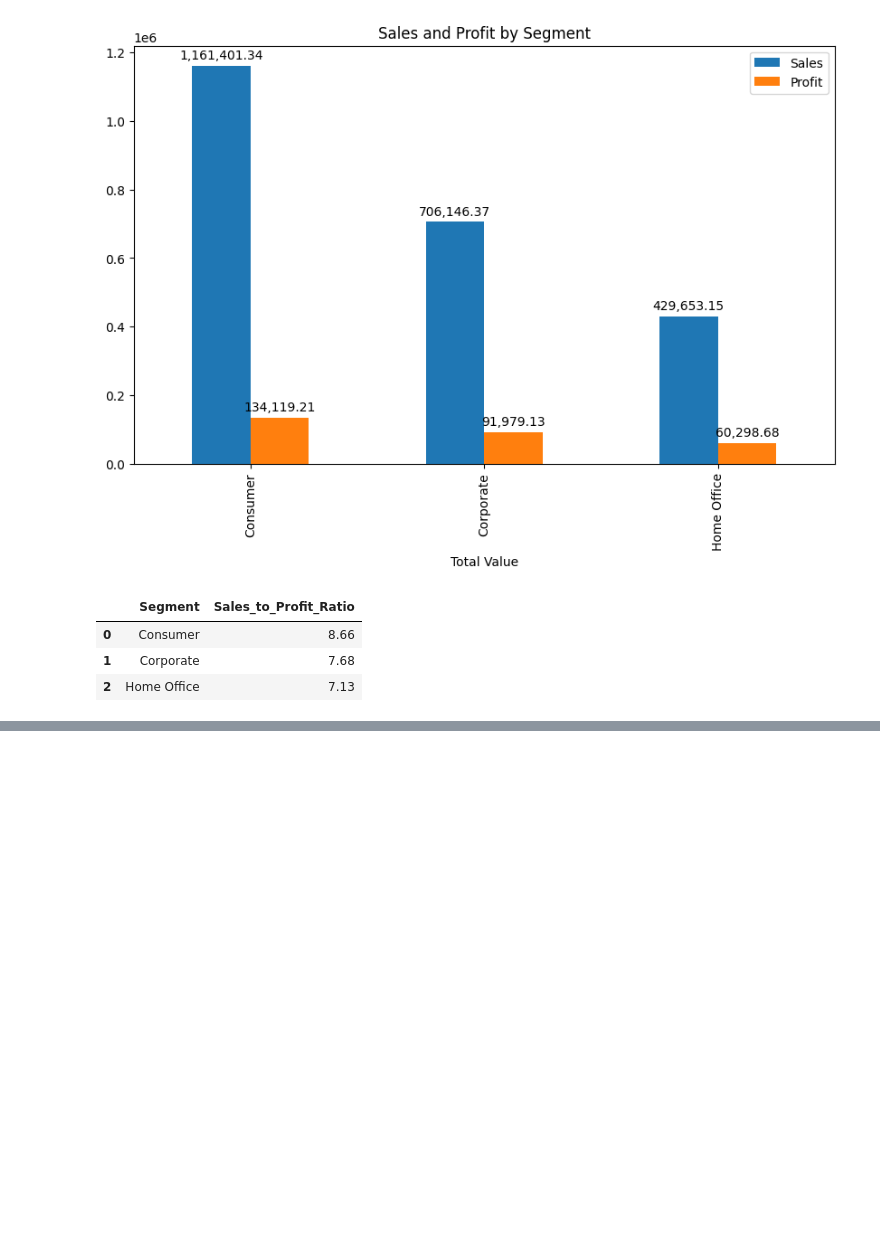
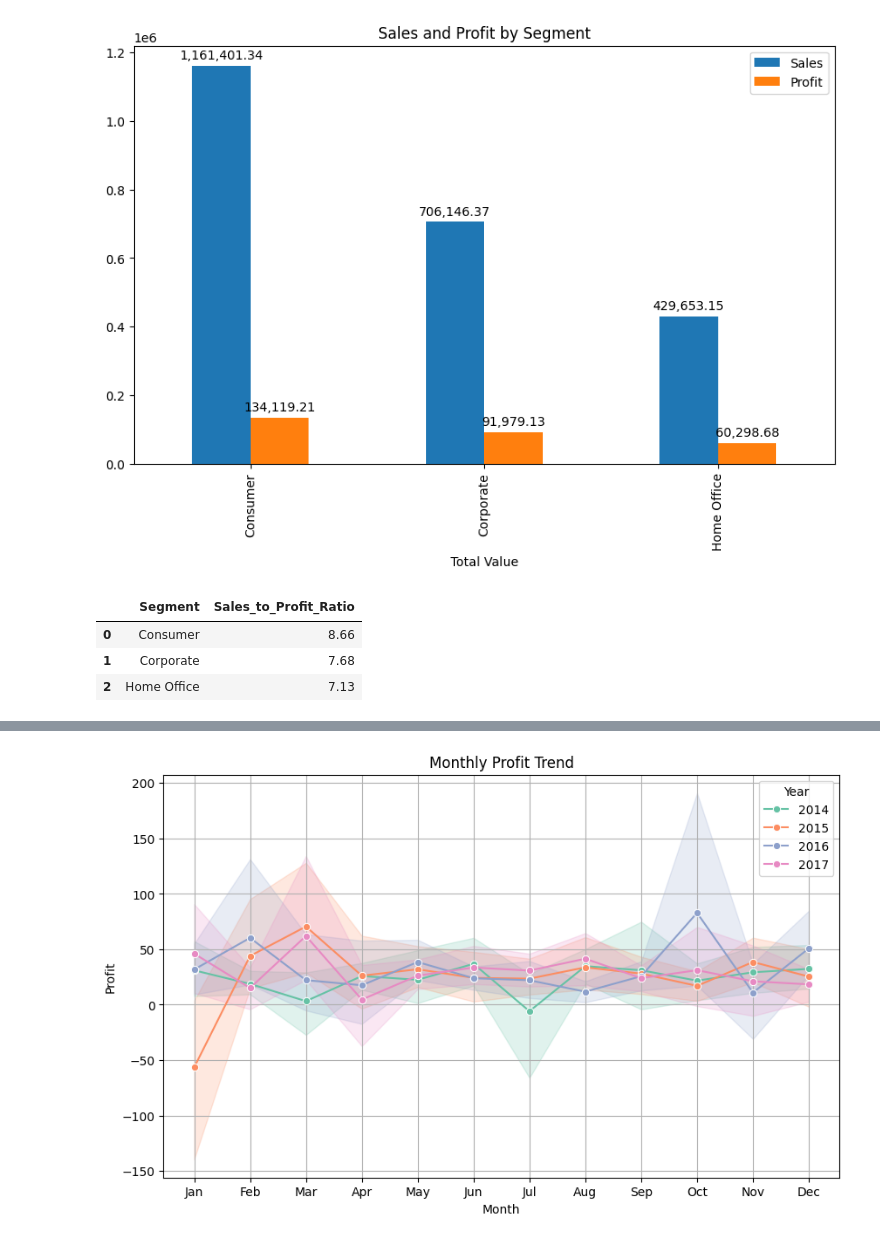
Before and after one commit to bkget/DS-with-AI-in-Python, a Jupyter notebook: Store Orders - Business Analysis/analysis.ipynb, the cells around one changed output, grey strips where cells are left out. Saved outputs shown, nothing was run; the diff lists cells and outputs as text; code cells hidden in the pictures; blank space fills up the shorter version.

```diff
--- a/Store Orders - Business Analysis/analysis.ipynb
+++ b/Store Orders - Business Analysis/analysis.ipynb
@@ -280,3 +284,7 @@ lineplot_monthly(df, 'Sales', hue='Order Year', palette='Set2')
+# %%
+lineplot_monthly(df, 'Profit', hue='Order Year')
+# %% [output]
+[figure, added]
 # %%
 lineplot_monthly(df, 'Profit')
 # %% [output]
```
Also changed, not shown: parts of 8 cells of this notebook.
